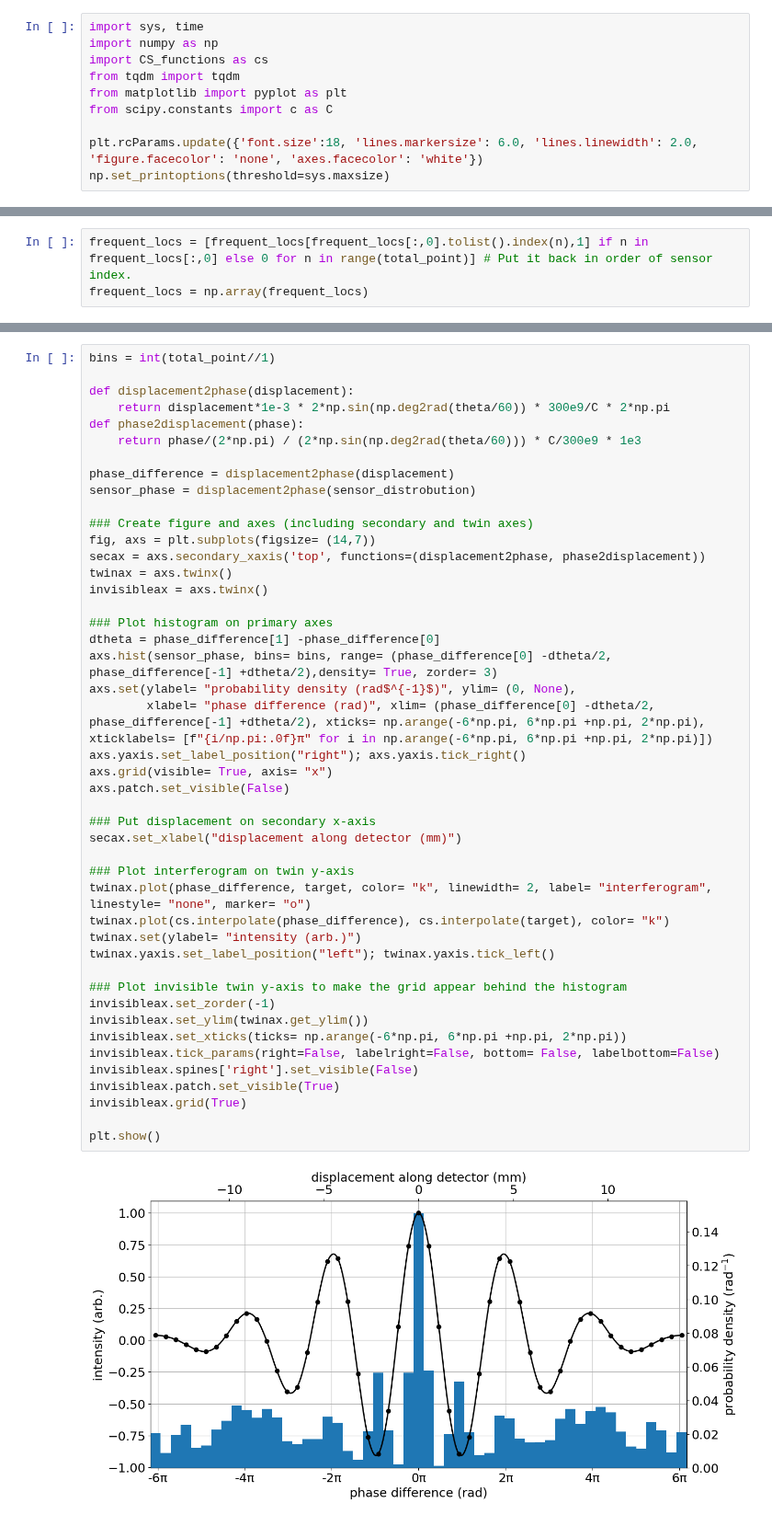
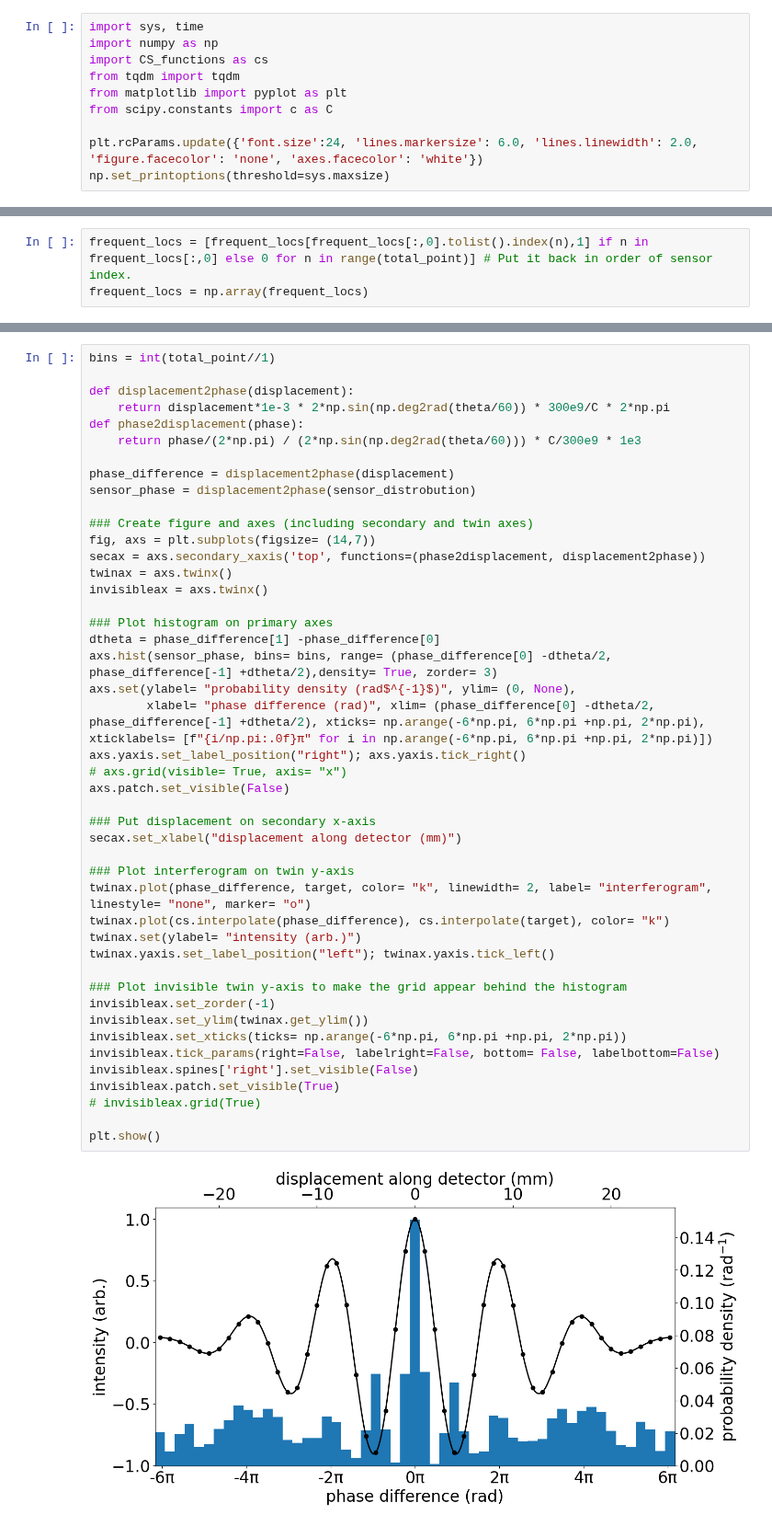
Before and after one commit to Jammi-Dodgers/THz-Compressed-Sensing, a Jupyter notebook: CS_simulated_annealing.ipynb, the cells around one changed output, grey strips where cells are left out. Shown at 92% size. Cells and saved outputs as stored; diff of their text form.

```diff
--- a/CS_simulated_annealing.ipynb
+++ b/CS_simulated_annealing.ipynb
@@ -8,7 +8,7 @@ from tqdm import tqdm
 from matplotlib import pyplot as plt
 from scipy.constants import c as C
 
-plt.rcParams.update({'font.size':18, 'lines.markersize': 6.0, 'lines.linewidth': 2.0, 'figure.facecolor': 'none', 'axes.facecolor': 'white'})
+plt.rcParams.update({'font.size':24, 'lines.markersize': 6.0, 'lines.linewidth': 2.0, 'figure.facecolor': 'none', 'axes.facecolor': 'white'})
 np.set_printoptions(threshold=sys.maxsize)
 # %%
 file_number = 27
@@ -214,37 +193,37 @@ sensor_phase = displacement2phase(sensor_distrobution)
 
 ### Create figure and axes (including secondary and twin axes)
 fig, axs = plt.subplots(figsize= (14,7))
-secax = axs.secondary_xaxis('top', functions=(displacement2phase, phase2displacement))
+secax = axs.secondary_xaxis('top', functions=(phase2displacement, displacement2phase))
 twinax = axs.twinx()
 invisibleax = axs.twinx()
 
 ### Plot histogram on primary axes
 dtheta = phase_difference[1] -phase_difference[0]
 axs.hist(sensor_phase, bins= bins, range= (phase_difference[0] -dtheta/2, phase_difference[-1] +dtheta/2),density= True, zorder= 3)
 axs.set(ylabel= "probability density (rad$^{-1}$)", ylim= (0, None),
         xlabel= "phase difference (rad)", xlim= (phase_difference[0] -dtheta/2, phase_difference[-1] +dtheta/2), xticks= np.arange(-6*np.pi, 6*np.pi +np.pi, 2*np.pi), xticklabels= [f"{i/np.pi:.0f}π" for i in np.arange(-6*np.pi, 6*np.pi +np.pi, 2*np.pi)])
 axs.yaxis.set_label_position("right"); axs.yaxis.tick_right()
-axs.grid(visible= True, axis= "x")
+# axs.grid(visible= True, axis= "x")
 axs.patch.set_visible(False)
 
 ### Put displacement on secondary x-axis
 secax.set_xlabel("displacement along detector (mm)")
 
 ### Plot interferogram on twin y-axis
 twinax.plot(phase_difference, target, color= "k", linewidth= 2, label= "interferogram", linestyle= "none", marker= "o")
 twinax.plot(cs.interpolate(phase_difference), cs.interpolate(target), color= "k")
 twinax.set(ylabel= "intensity (arb.)")
 twinax.yaxis.set_label_position("left"); twinax.yaxis.tick_left()
 
 ### Plot invisible twin y-axis to make the grid appear behind the histogram
 invisibleax.set_zorder(-1)
 invisibleax.set_ylim(twinax.get_ylim())
 invisibleax.set_xticks(ticks= np.arange(-6*np.pi, 6*np.pi +np.pi, 2*np.pi))
 invisibleax.tick_params(right=False, labelright=False, bottom= False, labelbottom=False)
 invisibleax.spines['right'].set_visible(False)
 invisibleax.patch.set_visible(True)
-invisibleax.grid(True)
+# invisibleax.grid(True)
 
 plt.show()
 # %% [output]
-[figure, old version]
+[figure, new version]
```
Also changed, not shown: parts of 7 cells of this notebook, 9 other files.
